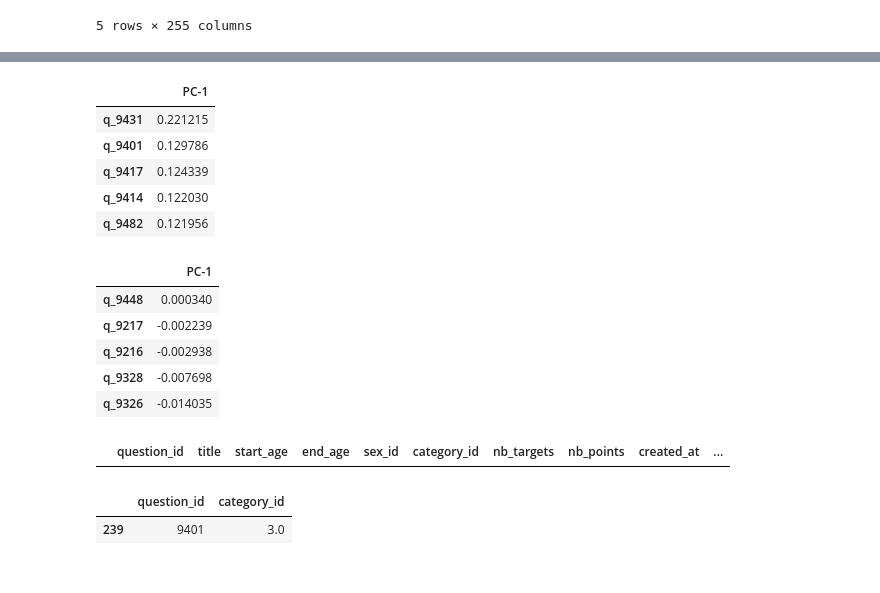
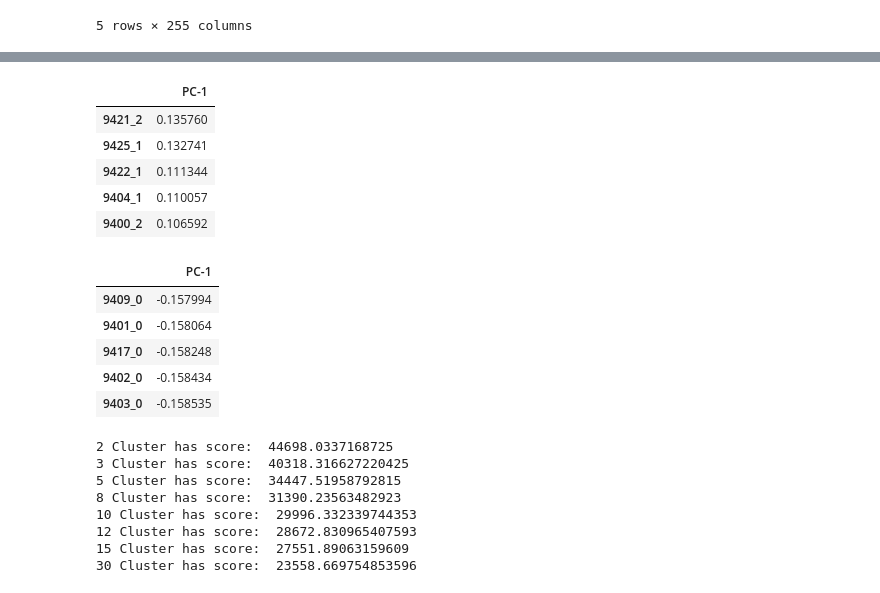
Before and after one commit to waficf/Kaggle_Competitions, a Jupyter notebook: my_say.ipynb, the cells around one changed output, grey strips where cells are left out. Saved outputs shown, nothing was run; the diff lists cells and outputs as text; code cells hidden in the pictures.

```diff
--- a/my_say.ipynb
+++ b/my_say.ipynb
@@ -40,7 +46,5 @@ df_q = pd.read_csv('/Users/wafic/Downloads/data/my_say/Questions_Answers.csv')
 # %%
-df = data.copy()
+df = data[data.columns.intersection(quest_list)].copy()
-# %%
-df.set_index('user_id', inplace=True)
 # %%
 for col in df.columns:
     df[col] = df[col].astype('category')
@@ -65,0 +70,2 @@ df.head()
+# %%
+encoded = pd.concat([pd.get_dummies(df[col], prefix=col) for col in df.columns], axis=1)
@@ -84,7 +101,7 @@ pca_fit.explained_variance_ratio_[:25].sum()
 # %%
 # Perform PCA with 85 components
-pca = PCA(n_components=25)
-df_pca = pca.fit_transform(df)
+pca = PCA(n_components=30).fit(encoded)
+df_pca = pca.transform(encoded)
 # %%
 df_pca.shape
 # %% [output]
@@ -94,24 +111,20 @@ def PC_W(df, n_comp):
     return pd.DataFrame(pca.components_[n_comp],index=df.columns, columns=['PC-'+str(n_comp+1)]).\
 sort_values('PC-'+str(n_comp+1),ascending=False)
 # %%
-PC_W(df, 0).head()
+PC_W(encoded, 0).head()
 # %% [output]
 |  | PC-1 |
-| q_9431 | 0.221215 |
-| q_9401 | 0.129786 |
-| q_9417 | 0.124339 |
-| q_9414 | 0.122030 |
-| q_9482 | 0.121956 |
+| 9421_2 | 0.135760 |
+| 9425_1 | 0.132741 |
+| 9422_1 | 0.111344 |
+| 9404_1 | 0.110057 |
+| 9400_2 | 0.106592 |
 # %%
-PC_W(df, 0).tail()
+PC_W(encoded, 0).tail()
 # %% [output]
 |  | PC-1 |
-| q_9448 | 0.000340 |
-| q_9217 | -0.002239 |
-| q_9216 | -0.002938 |
-| q_9328 | -0.007698 |
-| q_9326 | -0.014035 |
+| 9409_0 | -0.157994 |
+| 9401_0 | -0.158064 |
+| 9417_0 | -0.158248 |
+| 9402_0 | -0.158434 |
+| 9403_0 | -0.158535 |
-# %%
-df_q[df_q.question_id == 9482]
-# %% [output]
-|  | question_id | title | start_age | end_age | sex_id | category_id | nb_targets | nb_points | created_at | ... |
@@ -120,5 +131,22 @@ df_cat = pd.read_csv('/Users/wafic/Downloads/data/my_say/Questions_Categories.cs
-# %%
-df_cat[df_cat.question_id == 9401]
-# %% [output]
-|  | question_id | category_id |
-| 239 | 9401 | 3.0 |
+# %%
+from sklearn.cluster import KMeans
+
+cluster_dict = {}
+
+clusters = [2, 3, 5, 8, 10, 12, 15, 30]
+
+for cluster in clusters:
+    kmeans = KMeans(n_clusters=cluster).fit(df_pca)
+
+    score = abs(kmeans.score(df_pca))
+    cluster_dict[cluster] = score
+    print(cluster, "Cluster has score: ", score)
+# %% [output]
+2 Cluster has score:  44698.0337168725
+3 Cluster has score:  40318.316627220425
+5 Cluster has score:  34447.51958792815
+8 Cluster has score:  31390.23563482923
+10 Cluster has score:  29996.332339744353
+12 Cluster has score:  28672.830965407593
+15 Cluster has score:  27551.89063159609
+30 Cluster has score:  23558.669754853596
```
Also changed, not shown: parts of 28 cells of this notebook, 1 other file.
